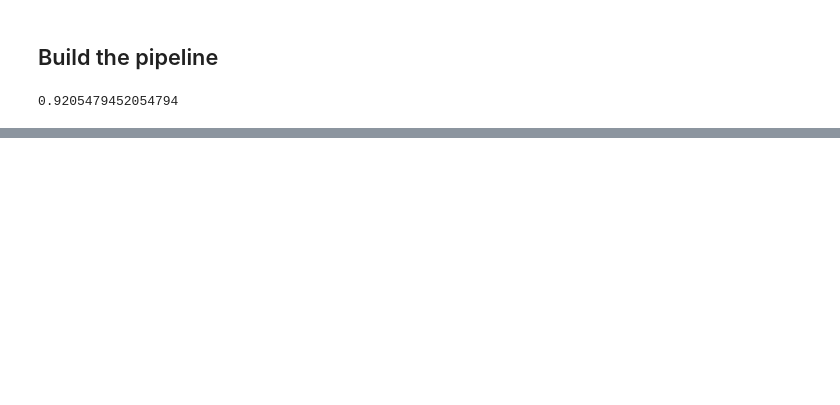
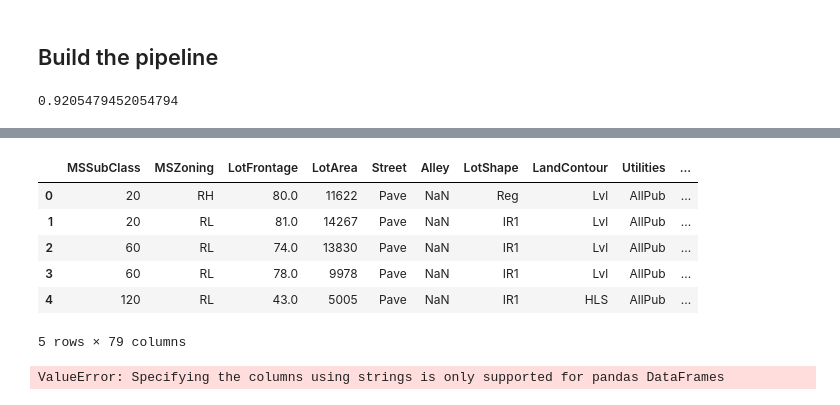
Before and after one commit to iCarambaaa/data-challenge, a Jupyter notebook: data_challenge.ipynb, the cells around one changed output, grey strips where cells are left out. Cells and saved outputs as stored; diff of their text form; code cells hidden in the pictures; blank space fills up the shorter version.

```diff
--- a/data_challenge.ipynb
+++ b/data_challenge.ipynb
@@ -154,0 +251,19 @@ dtype: int64
+# %%
+# run test dataset and save in csv
+
+test = pd.read_csv("test.csv")
+test_without_id = test.drop(columns=["Id"])
+test_without_id.head()
+# %% [output]
+|  | MSSubClass | MSZoning | LotFrontage | LotArea | Street | Alley | LotShape | LandContour | Utilities | ... |
+| 0 | 20 | RH | 80.0 | 11622 | Pave | NaN | Reg | Lvl | AllPub | ... |
+| 1 | 20 | RL | 81.0 | 14267 | Pave | NaN | IR1 | Lvl | AllPub | ... |
+| 2 | 60 | RL | 74.0 | 13830 | Pave | NaN | IR1 | Lvl | AllPub | ... |
+| 3 | 60 | RL | 78.0 | 9978 | Pave | NaN | IR1 | Lvl | AllPub | ... |
+| 4 | 120 | RL | 43.0 | 5005 | Pave | NaN | IR1 | HLS | AllPub | ... |
+5 rows × 79 columns
+# %%
+
+prediction = tree.predict(test_without_id)
+# %% [output]
+ValueError: Specifying the columns using strings is only supported for pandas DataFrames
```
Also changed, not shown: parts of 12 cells of this notebook, 1 other file.
